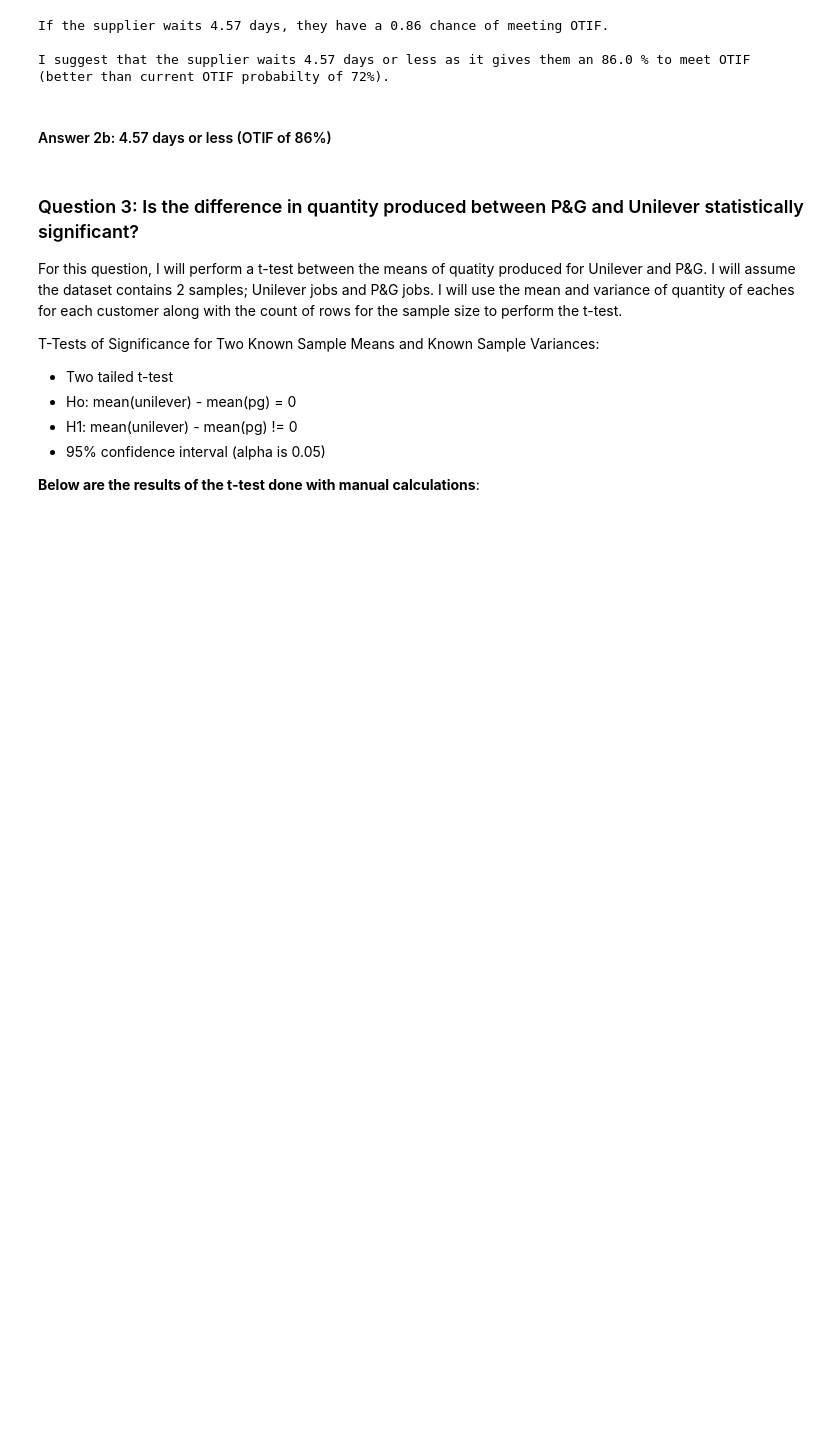
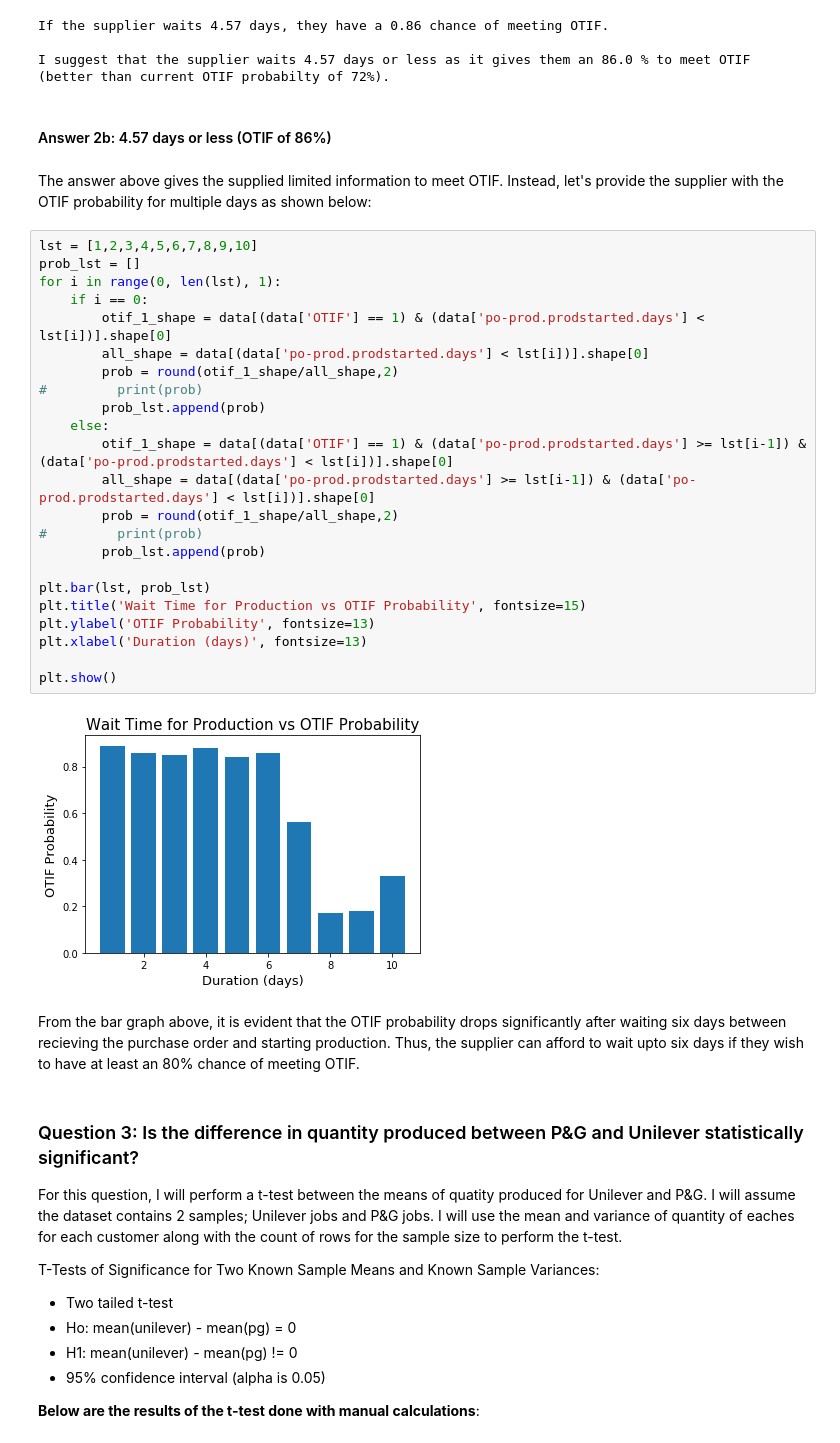
Before and after one commit to j2colaco/data_assignment, a Jupyter notebook: Data Assignment_v2.ipynb, the cells around one changed output. Drawn from its saved outputs; the diff is of its cells as text; blank space fills up the shorter version.

```diff
--- a/Data Assignment_v2.ipynb
+++ b/Data Assignment_v2.ipynb
@@ -723,6 +728,35 @@ If the supplier waits 4.57 days, they have a 0.86 chance of meeting OTIF.
 I suggest that the supplier waits 4.57 days or less as it gives them an 86.0 % to meet OTIF (better than current OTIF probabilty of 72%).
 # %% [markdown]
 ####  Answer 2b: 4.57 days or less (OTIF of 86%)
+# %% [markdown]
+The answer above gives the supplied limited information to meet OTIF. Instead, let's provide the supplier with the OTIF probability for multiple days as shown below:
+# %%
+lst = [1,2,3,4,5,6,7,8,9,10]
+prob_lst = []
+for i in range(0, len(lst), 1):
+    if i == 0:
+        otif_1_shape = data[(data['OTIF'] == 1) & (data['po-prod.prodstarted.days'] < lst[i])].shape[0]
+        all_shape = data[(data['po-prod.prodstarted.days'] < lst[i])].shape[0]
+        prob = round(otif_1_shape/all_shape,2)
+#         print(prob)
+        prob_lst.append(prob)
+    else:
+        otif_1_shape = data[(data['OTIF'] == 1) & (data['po-prod.prodstarted.days'] >= lst[i-1]) & (data['po-prod.prodstarted.days'] < lst[i])].shape[0]
+        all_shape = data[(data['po-prod.prodstarted.days'] >= lst[i-1]) & (data['po-prod.prodstarted.days'] < lst[i])].shape[0]
+        prob = round(otif_1_shape/all_shape,2)
+#         print(prob)
+        prob_lst.append(prob)
+
+plt.bar(lst, prob_lst)
+plt.title('Wait Time for Production vs OTIF Probability', fontsize=15)
+plt.ylabel('OTIF Probability', fontsize=13)
+plt.xlabel('Duration (days)', fontsize=13)
+
+plt.show()
+# %% [output]
+[figure, added]
+# %% [markdown]
+From the bar graph above, it is evident that the OTIF probability drops significantly after waiting six days between recieving the purchase order and starting production. Thus, the supplier can afford to wait upto six days if they wish to have at least an 80% chance of meeting OTIF.
 # %% [markdown]
 ### Question 3: Is the difference in quantity produced between P&G and Unilever statistically significant?
 
```
Also changed, not shown: parts of 7 cells of this notebook.
